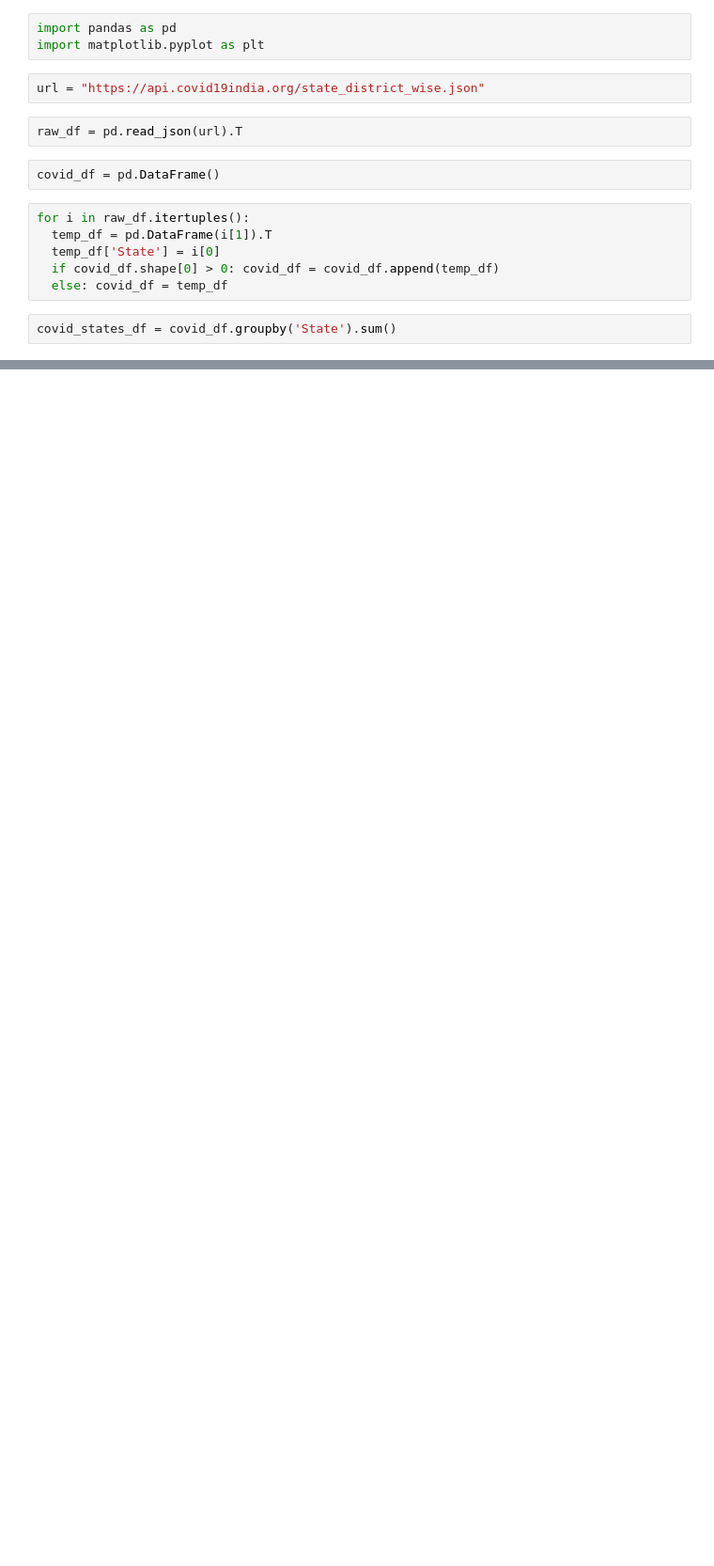
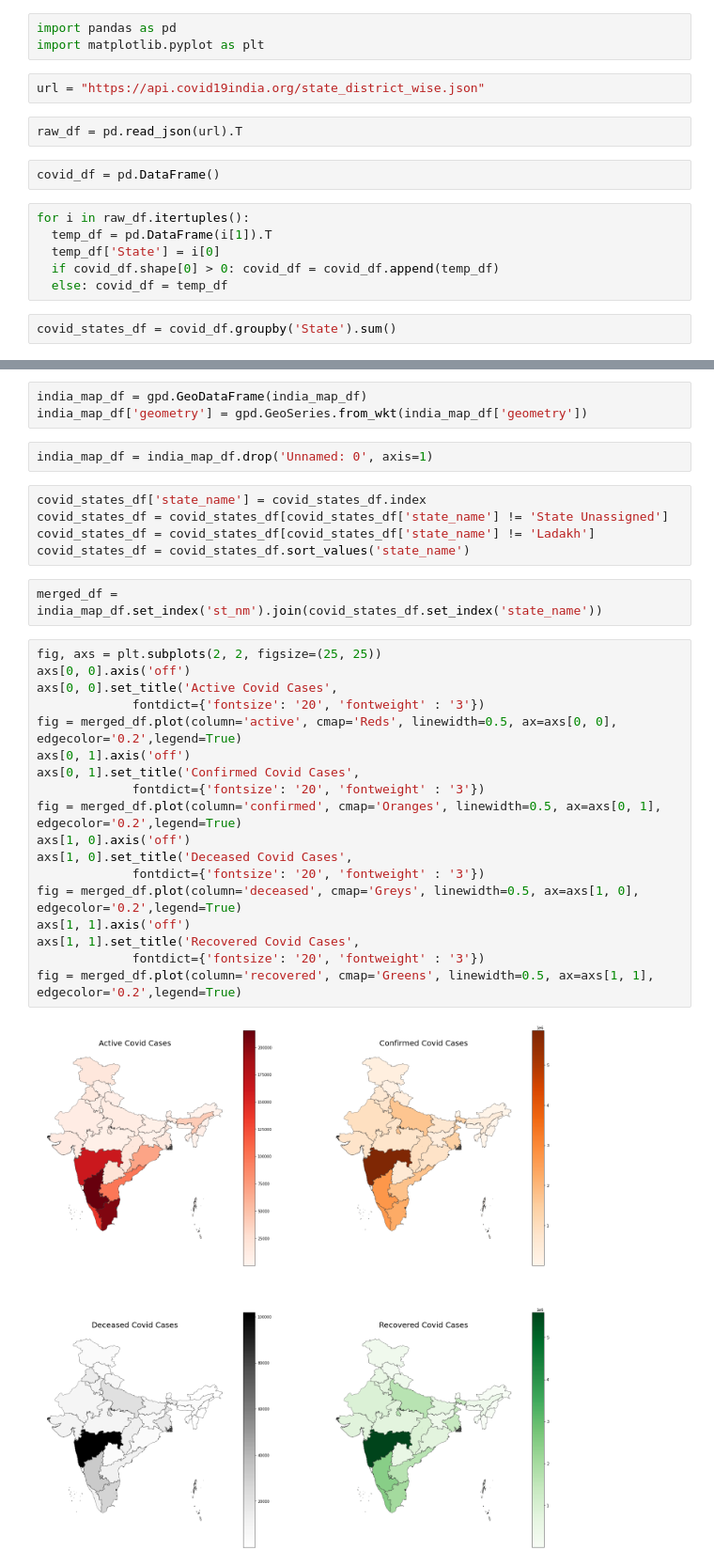
Before and after one commit to KARTHIKEYANC04052002/Covid_Cases_In_India, a Jupyter notebook: Live_Covid_Cases_India.ipynb, the cells around one changed output, grey strips where cells are left out. Shown at 94% size. Cells and saved outputs as stored; diff of their text form; blank space fills up the shorter version.

Commit message:
Added Map Visualization

```diff
--- a/Live_Covid_Cases_India.ipynb
+++ b/Live_Covid_Cases_India.ipynb
@@ -40,0 +47,32 @@ covid_states_df
+# %%
+india_map_df = gpd.GeoDataFrame(india_map_df)
+india_map_df['geometry'] = gpd.GeoSeries.from_wkt(india_map_df['geometry'])
+# %%
+india_map_df = india_map_df.drop('Unnamed: 0', axis=1)
+# %%
+covid_states_df['state_name'] = covid_states_df.index
+covid_states_df = covid_states_df[covid_states_df['state_name'] != 'State Unassigned']
+covid_states_df = covid_states_df[covid_states_df['state_name'] != 'Ladakh']
+covid_states_df = covid_states_df.sort_values('state_name')
+# %%
+merged_df = india_map_df.set_index('st_nm').join(covid_states_df.set_index('state_name'))
+# %%
+fig, axs = plt.subplots(2, 2, figsize=(25, 25))
+axs[0, 0].axis('off')
+axs[0, 0].set_title('Active Covid Cases',
+             fontdict={'fontsize': '20', 'fontweight' : '3'})
+fig = merged_df.plot(column='active', cmap='Reds', linewidth=0.5, ax=axs[0, 0], edgecolor='0.2',legend=True)
+axs[0, 1].axis('off')
+axs[0, 1].set_title('Confirmed Covid Cases',
+             fontdict={'fontsize': '20', 'fontweight' : '3'})
+fig = merged_df.plot(column='confirmed', cmap='Oranges', linewidth=0.5, ax=axs[0, 1], edgecolor='0.2',legend=True)
+axs[1, 0].axis('off')
+axs[1, 0].set_title('Deceased Covid Cases',
+             fontdict={'fontsize': '20', 'fontweight' : '3'})
+fig = merged_df.plot(column='deceased', cmap='Greys', linewidth=0.5, ax=axs[1, 0], edgecolor='0.2',legend=True)
+axs[1, 1].axis('off')
+axs[1, 1].set_title('Recovered Covid Cases',
+             fontdict={'fontsize': '20', 'fontweight' : '3'})
+fig = merged_df.plot(column='recovered', cmap='Greens', linewidth=0.5, ax=axs[1, 1], edgecolor='0.2',legend=True)
+# %% [output]
+[figure, added]
```
Also changed, not shown: parts of 4 cells of this notebook.
